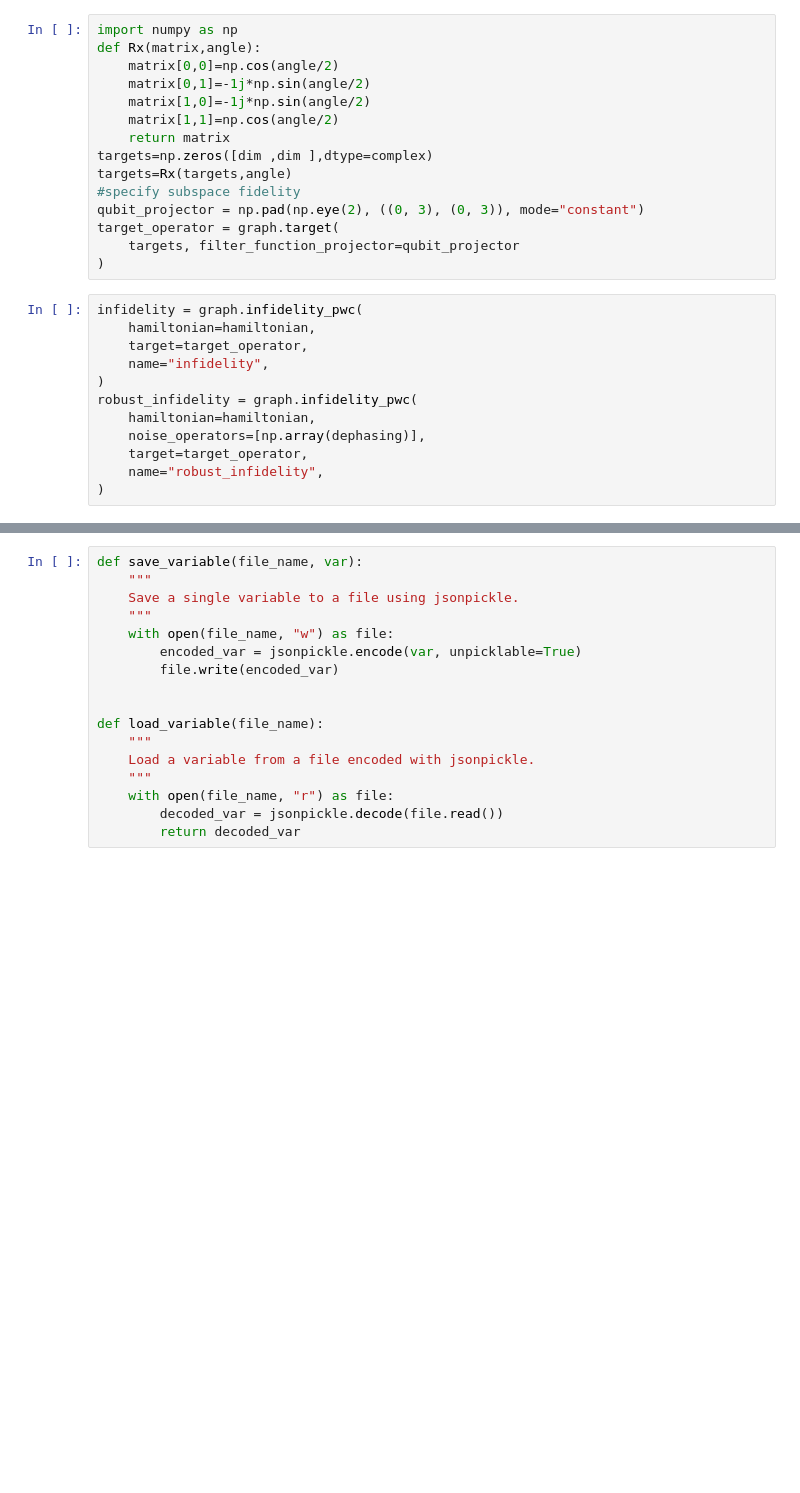
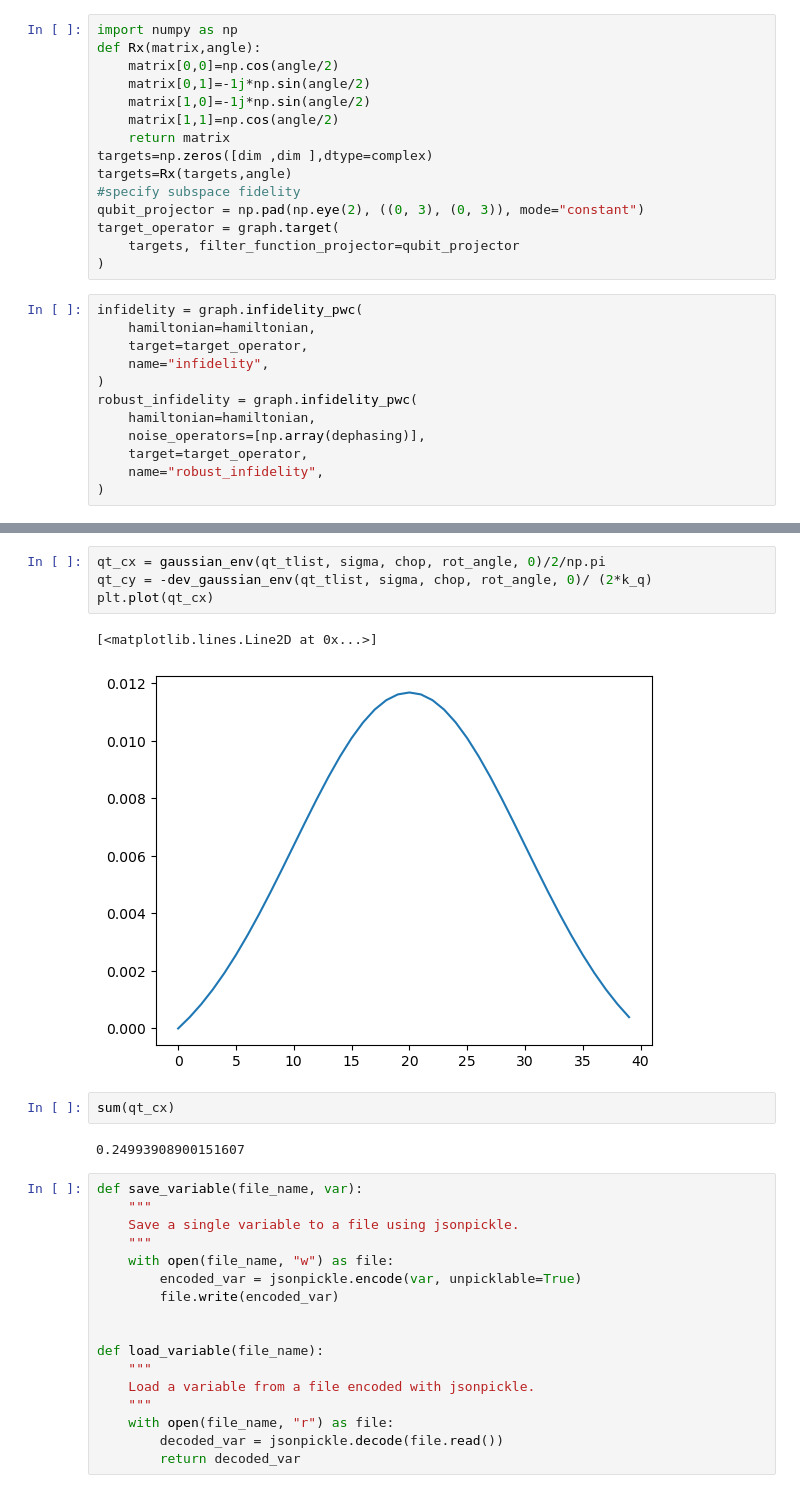
Before and after one commit to yunweilu/rbqoc_experiment, a Jupyter notebook: qctrl_yunwei.ipynb, the cells around one changed output, grey strips where cells are left out. Cells and saved outputs as stored; diff of their text form; blank space fills up the shorter version.

```diff
--- a/qctrl_yunwei.ipynb
+++ b/qctrl_yunwei.ipynb
@@ -280,3 +325,14 @@ ax.set_yscale('log')
+# %%
+qt_cx = gaussian_env(qt_tlist, sigma, chop, rot_angle, 0)/2/np.pi
+qt_cy = -dev_gaussian_env(qt_tlist, sigma, chop, rot_angle, 0)/ (2*k_q)
+plt.plot(qt_cx)
+# %% [output]
+[<matplotlib.lines.Line2D at 0x...>]
+[figure, added]
+# %%
+sum(qt_cx)
+# %% [output]
+0.24993908900151607
 # %%
 def save_variable(file_name, var):
     """
```
Also changed, not shown: parts of 10 cells of this notebook, 4 other files.
